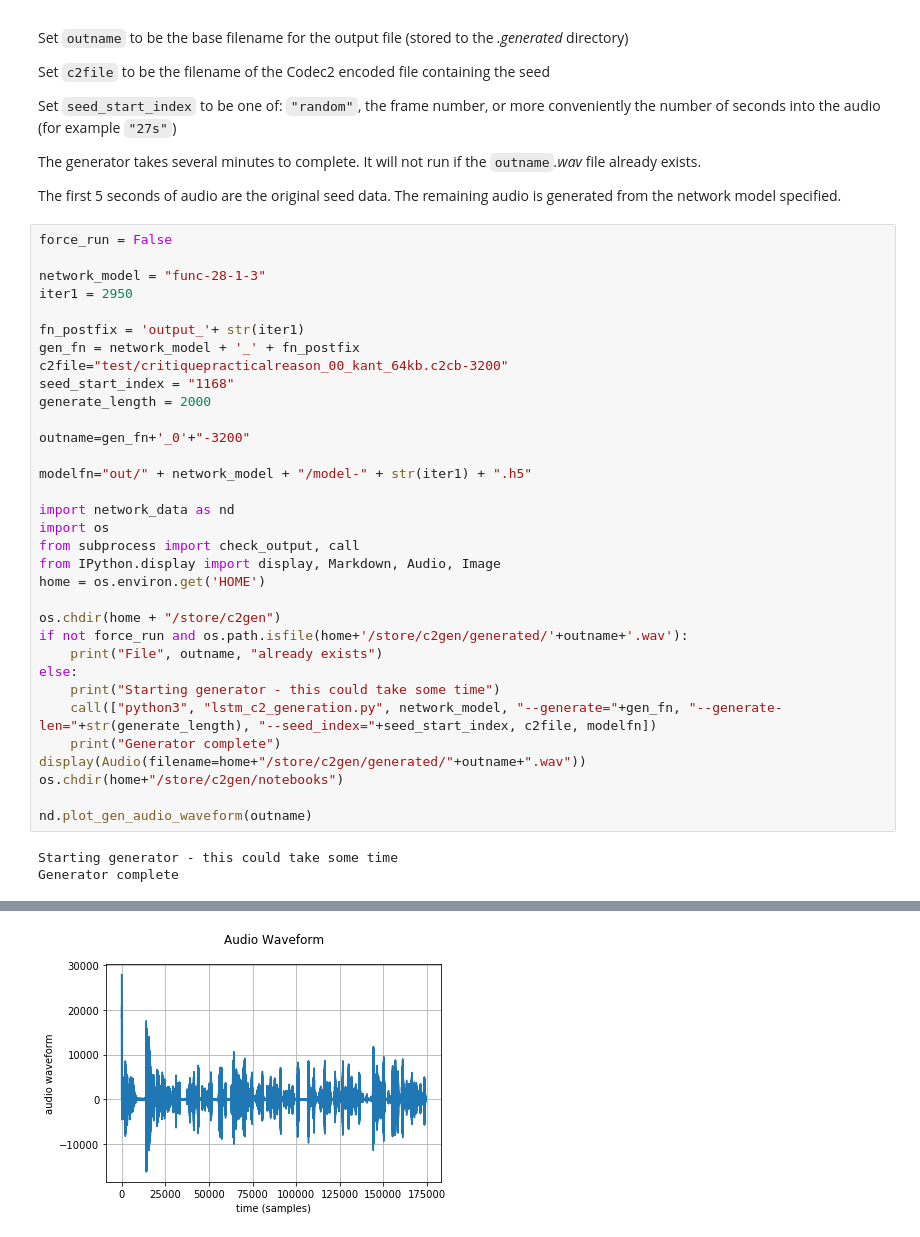
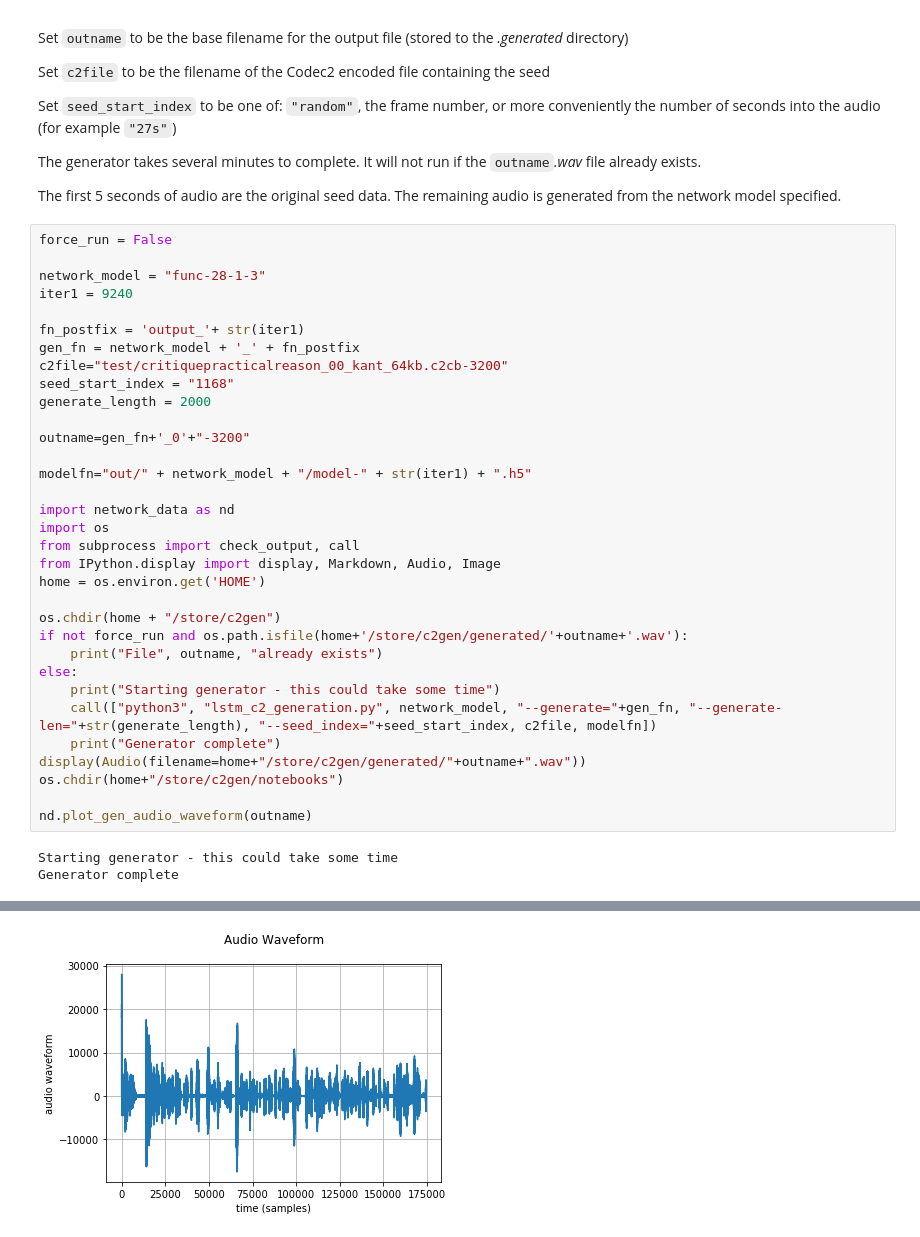
Before and after one commit to philayres/babble-rnn, a Jupyter notebook: notebooks/generate_audio.ipynb, the cells around one changed output, grey strips where cells are left out. Drawn from its saved outputs; the diff is of its cells as text.

```diff
--- a/notebooks/generate_audio.ipynb
+++ b/notebooks/generate_audio.ipynb
@@ -15,40 +15,40 @@ The first 5 seconds of audio are the original seed data. The remaining audio is
 force_run = False
 
 network_model = "func-28-1-3"
-iter1 = 2950
+iter1 = 9240
 
 fn_postfix = 'output_'+ str(iter1)
 gen_fn = network_model + '_' + fn_postfix
 c2file="test/critiquepracticalreason_00_kant_64kb.c2cb-3200"
 seed_start_index = "1168"
 generate_length = 2000
 
 outname=gen_fn+'_0'+"-3200"
 
 modelfn="out/" + network_model + "/model-" + str(iter1) + ".h5"
 
 import network_data as nd
 import os
 from subprocess import check_output, call
 from IPython.display import display, Markdown, Audio, Image
 home = os.environ.get('HOME')
 
 os.chdir(home + "/store/c2gen")
 if not force_run and os.path.isfile(home+'/store/c2gen/generated/'+outname+'.wav'):
     print("File", outname, "already exists")
 else:
     print("Starting generator - this could take some time")
     call(["python3", "lstm_c2_generation.py", network_model, "--generate="+gen_fn, "--generate-len="+str(generate_length), "--seed_index="+seed_start_index, c2file, modelfn])
     print("Generator complete")
 display(Audio(filename=home+"/store/c2gen/generated/"+outname+".wav"))
 os.chdir(home+"/store/c2gen/notebooks")
 
 nd.plot_gen_audio_waveform(outname)
 # %% [output]
 Starting generator - this could take some time
 Generator complete
 [interactive output not drawn]
-[figure, old version]
+[figure, new version]
 # %%
 print(gen_fn)
 nd.plot_codec_params(network_model,fn_postfix, scale_up='orig', loc='generated')
```
Also changed, not shown: parts of 1 cell of this notebook, 5 other files.
